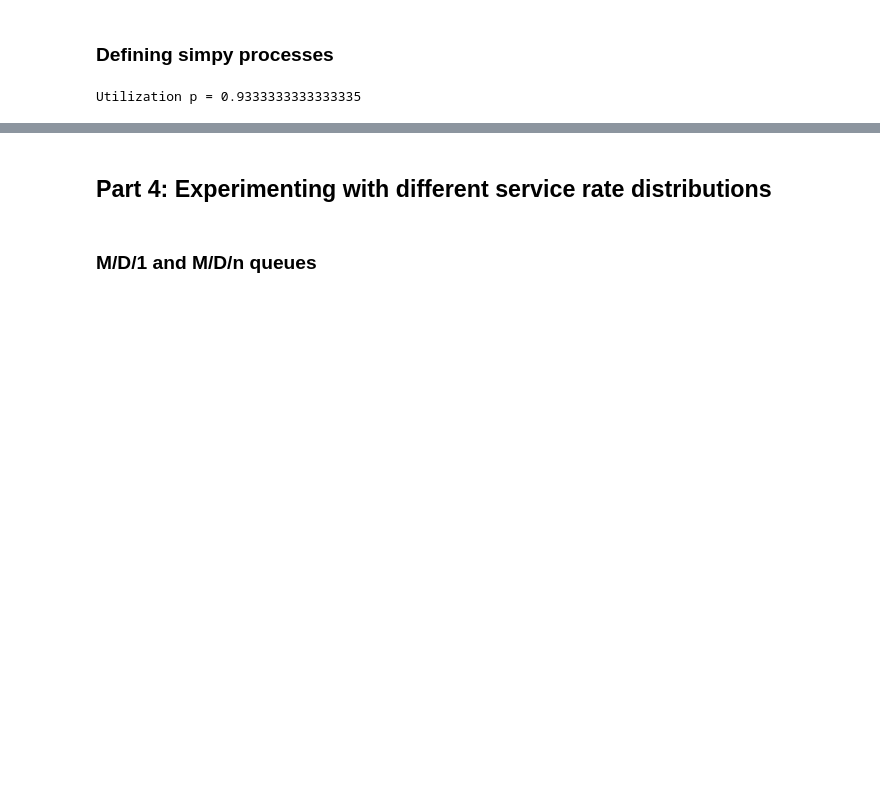
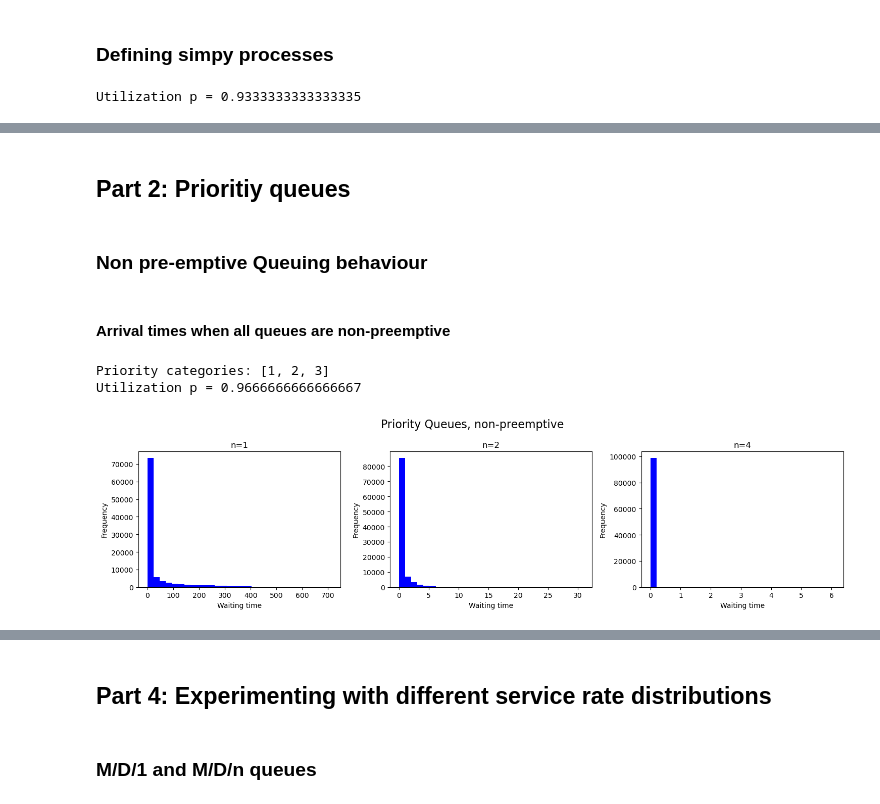
Before and after one commit to AleksSliw/Stochastic-modelling, a Jupyter notebook: assignment2.ipynb, the cells around one changed output, grey strips where cells are left out. Saved outputs shown, nothing was run; the diff lists cells and outputs as text; code cells hidden in the pictures; blank space fills up the shorter version.

Commit message:
Auto stash before merge of "main" and "origin/main"
Added code for priority queues (part 3)

```diff
--- a/assignment2.ipynb
+++ b/assignment2.ipynb
@@ -94,0 +94,4 @@ plt.show()
+# %% [markdown]
+## Part 2: Prioritiy queues
+# %% [markdown]
+### Non pre-emptive Queuing behaviour
@@ -94,0 +122,40 @@ plt.show()
+# %% [markdown]
+#### Arrival times when all queues are non-preemptive
+# %%
+ns = [1,2,4] #Stores the different number of servers for each simulation run.
+landa = 0.58
+mu= 0.6
+n_samples = 10**5 #Starting number of customers
+p = landa/(1*mu)
+lst = []
+priorities = [n for n in range(1,4)]
+print(f"Priority categories: {priorities}")
+print(f'Utilization p = {p}')
+for n in ns:
+    env = simpy.Environment()
+    counter = simpy.PriorityResource(env, capacity=n)
+    time_logger = Logger(env)
+    proc = env.process(customer_generator_pr(env, landa, mu, n_samples, time_logger, priorities))
+    env.run(until=proc)
+    lst.append(time_logger.waiting_times) #A list of waiting times for each customer in each simulation 1
+
+# Creating a figure with three subplots
+fig, axs = plt.subplots(1, 3, figsize=(15, 4))
+
+# Plotting each histogram in a separate subplot
+for indx, t in enumerate(lst):
+    axs[indx].hist(t, density = False, bins = 30, color= 'b')
+    axs[indx].set_title(f"n={ns[indx]}")
+    axs[indx].set_xlabel('Waiting time')
+    axs[indx].set_ylabel('Frequency')
+
+# Adding a master title
+fig.suptitle('Priority Queues, non-preemptive', fontsize=16)
+
+# Adjusting layout
+plt.tight_layout()
+plt.show()
+# %% [output]
+Priority categories: [1, 2, 3]
+Utilization p = 0.9666666666666667
+[figure, added]
```
Also changed, not shown: parts of 6 cells of this notebook, 4 other files.
